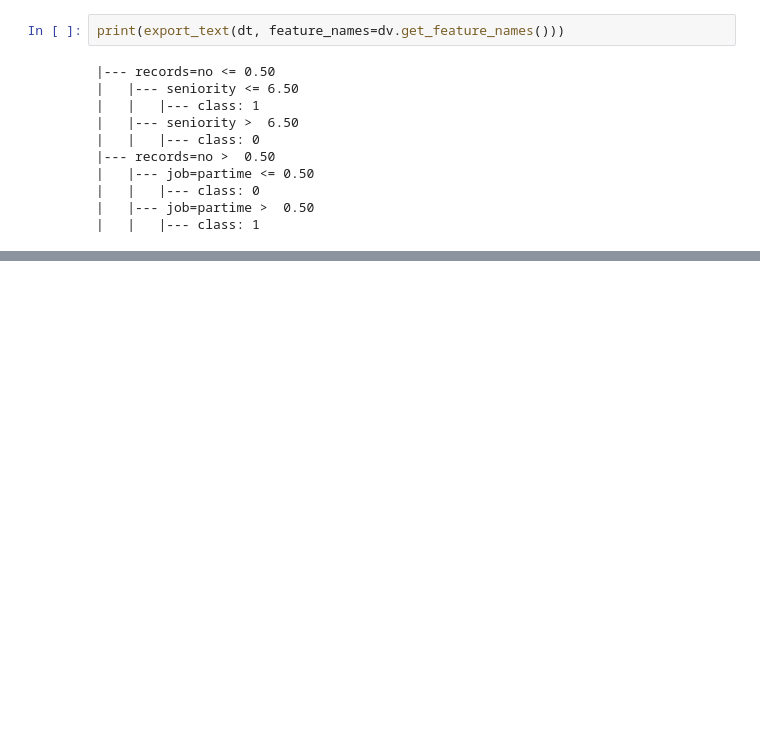
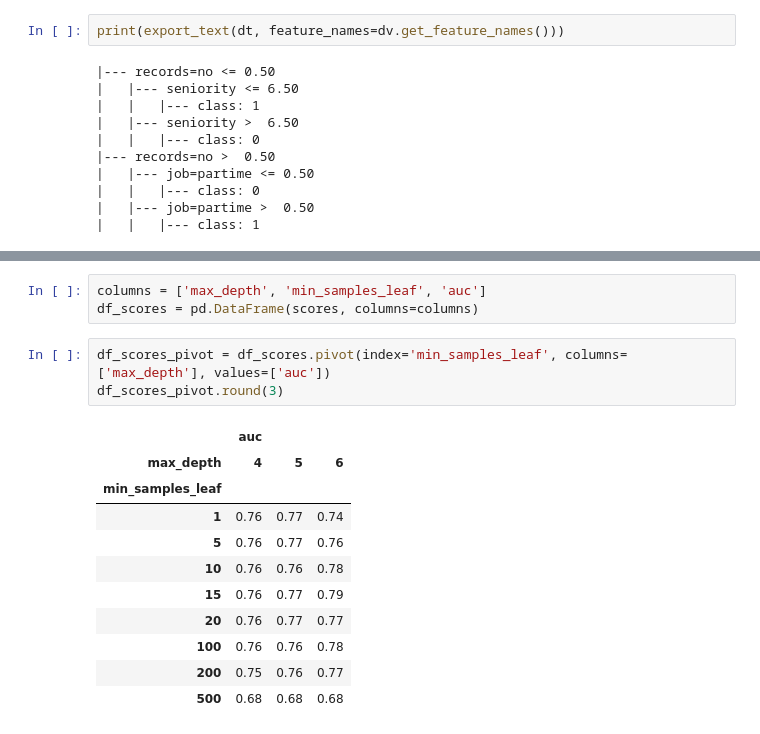
Before and after one commit to Rahul-YYC/ml-ops-projects, a Jupyter notebook: notebooks/ml-credit-risk-scoring-project/credit-risk-score.ipynb, the cells around one changed output, grey strips where cells are left out. Cells and saved outputs as stored; diff of their text form; blank space fills up the shorter version.

```diff
--- a/notebooks/ml-credit-risk-scoring-project/credit-risk-score.ipynb
+++ b/notebooks/ml-credit-risk-scoring-project/credit-risk-score.ipynb
@@ -226,0 +261,18 @@ print(export_text(dt, feature_names=dv.get_feature_names()))
+# %%
+columns = ['max_depth', 'min_samples_leaf', 'auc']
+df_scores = pd.DataFrame(scores, columns=columns)
+# %%
+df_scores_pivot = df_scores.pivot(index='min_samples_leaf', columns=['max_depth'], values=['auc'])
+df_scores_pivot.round(3)
+# %% [output]
+|  | auc |  |  |
+| max_depth | 4 | 5 | 6 |
+| min_samples_leaf |  |  |  |
+| 1 | 0.76 | 0.77 | 0.74 |
+| 5 | 0.76 | 0.77 | 0.76 |
+| 10 | 0.76 | 0.76 | 0.78 |
+| 15 | 0.76 | 0.77 | 0.79 |
+| 20 | 0.76 | 0.77 | 0.77 |
+| 100 | 0.76 | 0.76 | 0.78 |
+| 200 | 0.75 | 0.76 | 0.77 |
+| 500 | 0.68 | 0.68 | 0.68 |
```
Also changed, not shown: parts of 6 cells of this notebook.
